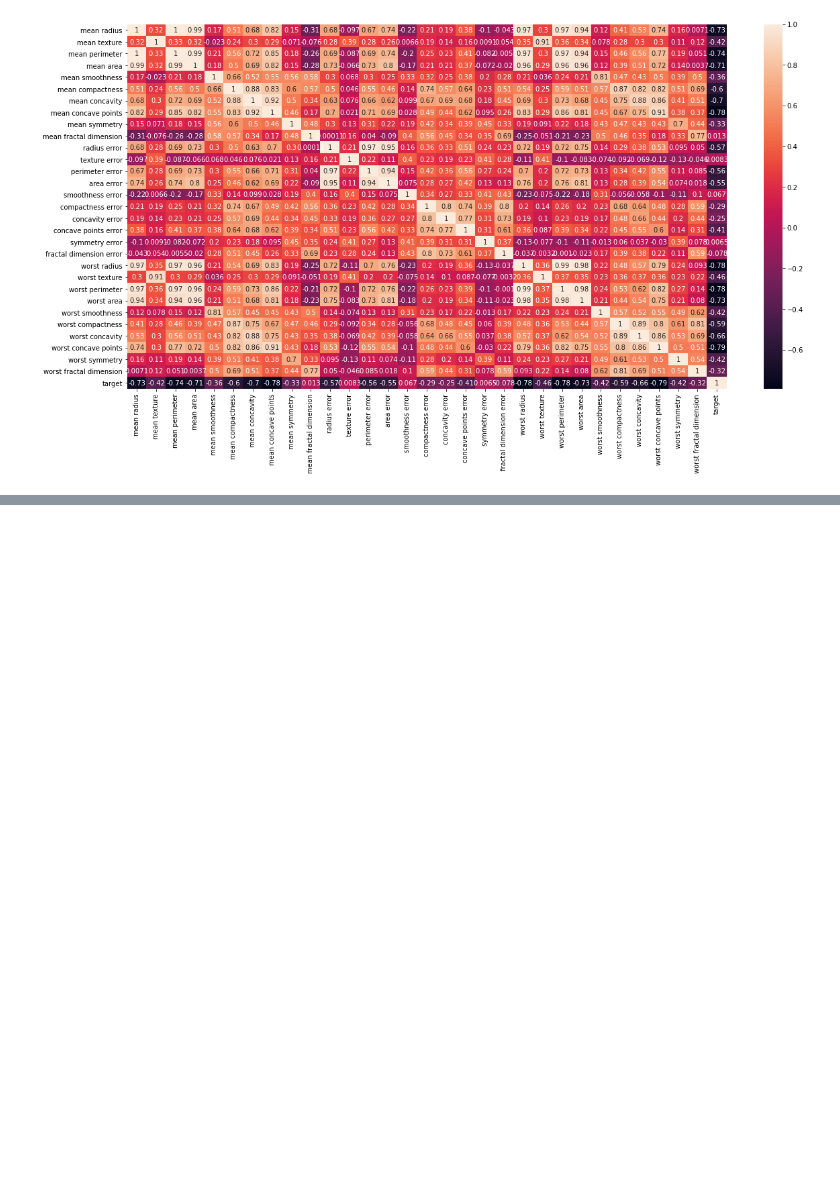
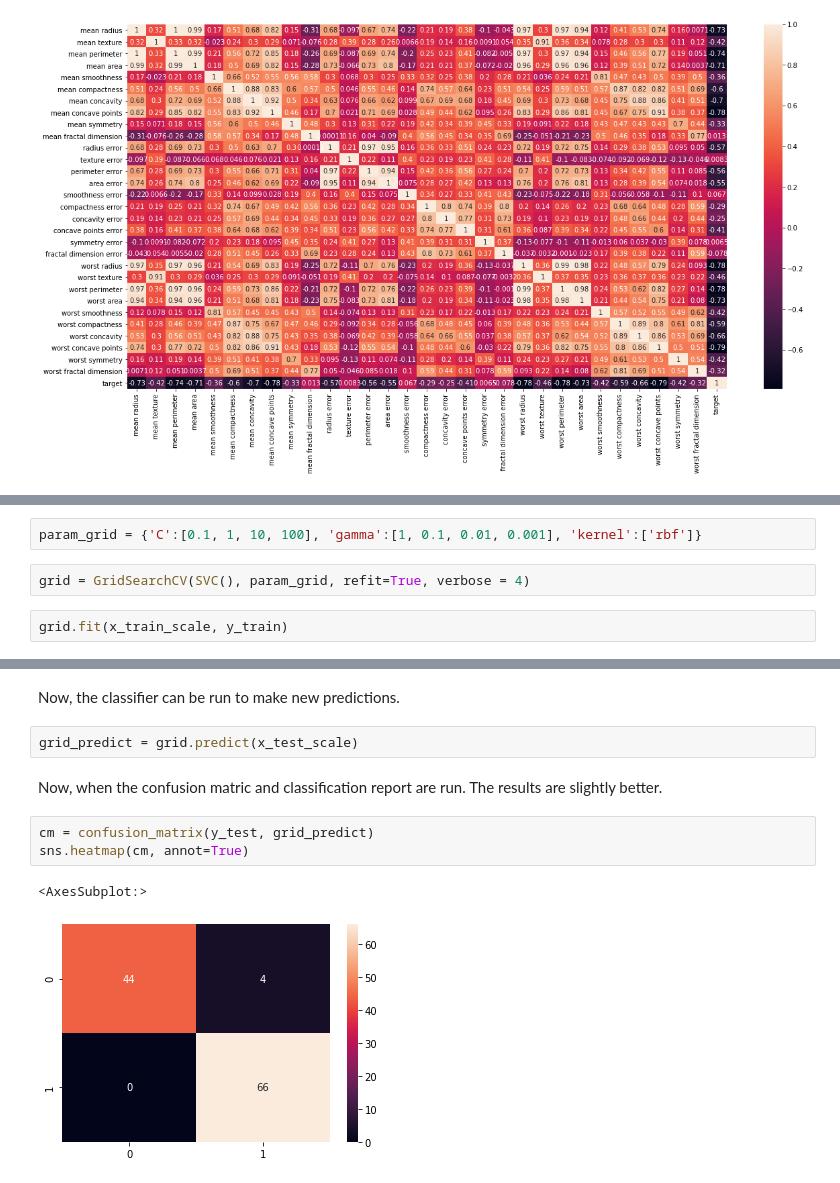
Before and after one commit to AFOL-Dave/CancerDetection, a Jupyter notebook: Cancer Detection.ipynb, the cells around one changed output, grey strips where cells are left out. Drawn from its saved outputs; the diff is of its cells as text; blank space fills up the shorter version.

```diff
--- a/Cancer Detection.ipynb
+++ b/Cancer Detection.ipynb
@@ -139,0 +219,6 @@ sns.heatmap(cancer_frame.corr(), annot=True)
+# %%
+param_grid = {'C':[0.1, 1, 10, 100], 'gamma':[1, 0.1, 0.01, 0.001], 'kernel':['rbf']}
+# %%
+grid = GridSearchCV(SVC(), param_grid, refit=True, verbose = 4)
+# %%
+grid.fit(x_train_scale, y_train)
@@ -139,0 +247,12 @@ sns.heatmap(cancer_frame.corr(), annot=True)
+# %% [markdown]
+Now, the classifier can be run to make new predictions.
+# %%
+grid_predict = grid.predict(x_test_scale)
+# %% [markdown]
+Now, when the confusion matric and classification report are run. The results are slightly better.
+# %%
+cm = confusion_matrix(y_test, grid_predict)
+sns.heatmap(cm, annot=True)
+# %% [output]
+<AxesSubplot:>
+[figure, added]
```
Also changed, not shown: parts of 26 cells of this notebook.
